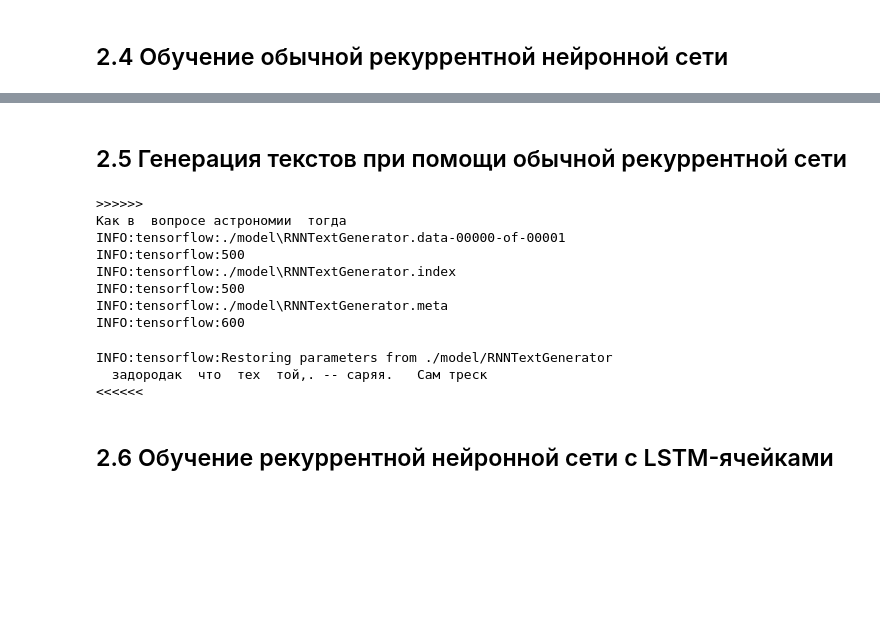
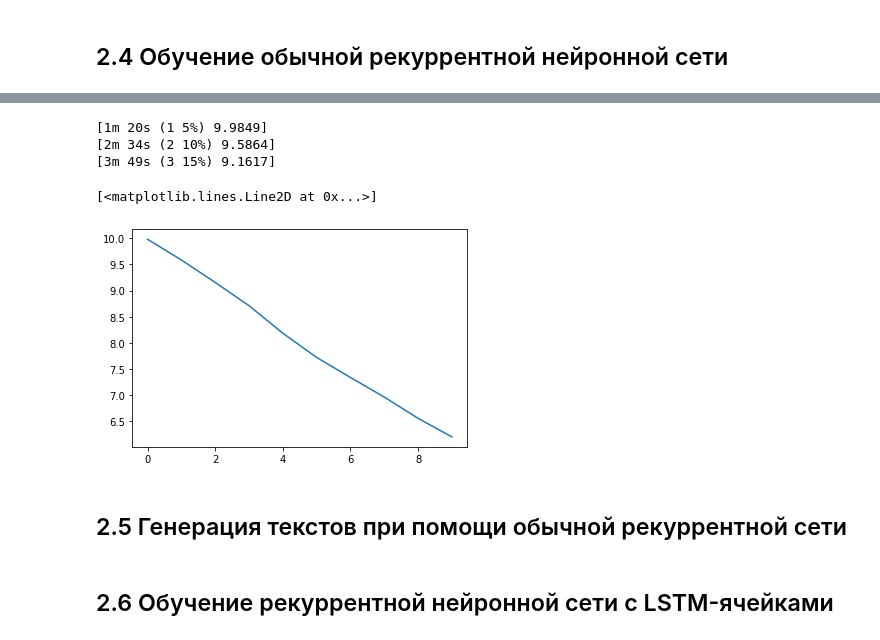
Before and after one commit to DarthBarada/MachineLearning, a Jupyter notebook: hw03/hw_03.ipynb, the cells around one changed output, grey strips where cells are left out. Drawn from its saved outputs; the diff is of its cells as text; code cells hidden in the pictures; blank space fills up the shorter version.

Commit message:
Prepared all for global training

```diff
--- a/hw03/hw_03.ipynb
+++ b/hw03/hw_03.ipynb
@@ -774,0 +786,39 @@ plt.show()
+# %%
+def time_since(since):
+    s = time.time() - since
+    m = math.floor(s / 60)
+    s -= m * 60
+    return '%dm %ds' % (m, s)
+# %%
+loadAndTrain = False
+n_epochs = 10
+print_every = 1
+plot_every = 1
+hidden_size = 100
+n_layers = 1
+lr = 0.015
+
+decoder = RNN(voc_len, hidden_size, voc_len, n_layers, name = 'rnn_1')
+if loadAndTrain and exists(f'./model/{decoder.name}.dump'):
+	decoder.load_state_dict(torch.load(f'./model/{decoder.name}.dump'))
+decoder.to(device)
+decoder_optimizer = torch.optim.Adam(decoder.parameters(), lr = lr)
+criterion = nn.CrossEntropyLoss()
+start = time.time()
+all_losses = []
+loss_avg = 0
+# %%
+for epoch in range(1, n_epochs + 1):
+    loss = train(inp,tar)
+    loss_avg += loss
+
+    if epoch % print_every == 0:
+        print('[%s (%d %d%%) %.4f]' % (time_since(start), epoch, epoch / n_epochs * 50, loss))
+
+    if epoch % plot_every == 0:
+        all_losses.append(loss_avg / plot_every)
+        loss_avg = 0
+# %% [output]
+[1m 20s (1 5%) 9.9849]
+[2m 34s (2 10%) 9.5864]
+[3m 49s (3 15%) 9.1617]
@@ -775,23 +827,10 @@ plt.show()
+# %%
+%matplotlib inline
+
+plt.figure()
+plt.plot(all_losses)
+# %% [output]
+[<matplotlib.lines.Line2D at 0x...>]
+[figure, added]
 # %% [markdown]
 ## 2.5 Генерация текстов при помощи обычной рекуррентной сети
-# %%
-start_seq = 'Как в  вопросе астрономии  тогда'
-print('>>>>>>\n{}'.format(start_seq))
-print(model.generate(
-	dataset,
-	start_seq,
-	50
-))
-print('<<<<<<')
-# %% [output]
->>>>>>
-Как в  вопросе астрономии  тогда
-INFO:tensorflow:./model\RNNTextGenerator.data-00000-of-00001
-INFO:tensorflow:500
-INFO:tensorflow:./model\RNNTextGenerator.index
-INFO:tensorflow:500
-INFO:tensorflow:./model\RNNTextGenerator.meta
-INFO:tensorflow:600
-INFO:tensorflow:Restoring parameters from ./model/RNNTextGenerator
-  задородак  что  тех  той,. -- саряя.   Сам треск
-<<<<<<
```
Also changed, not shown: parts of 20 cells of this notebook, 5 other files.
